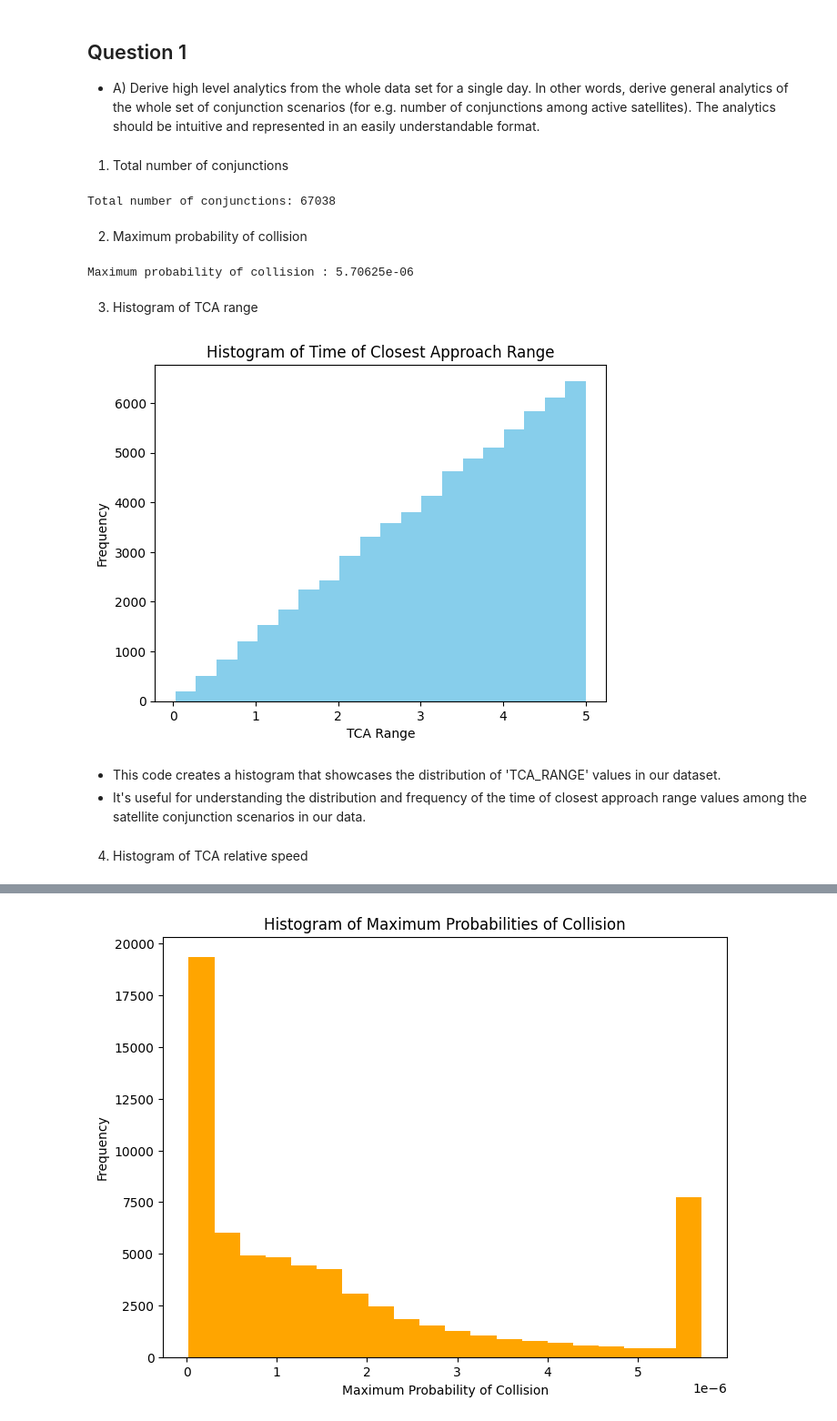
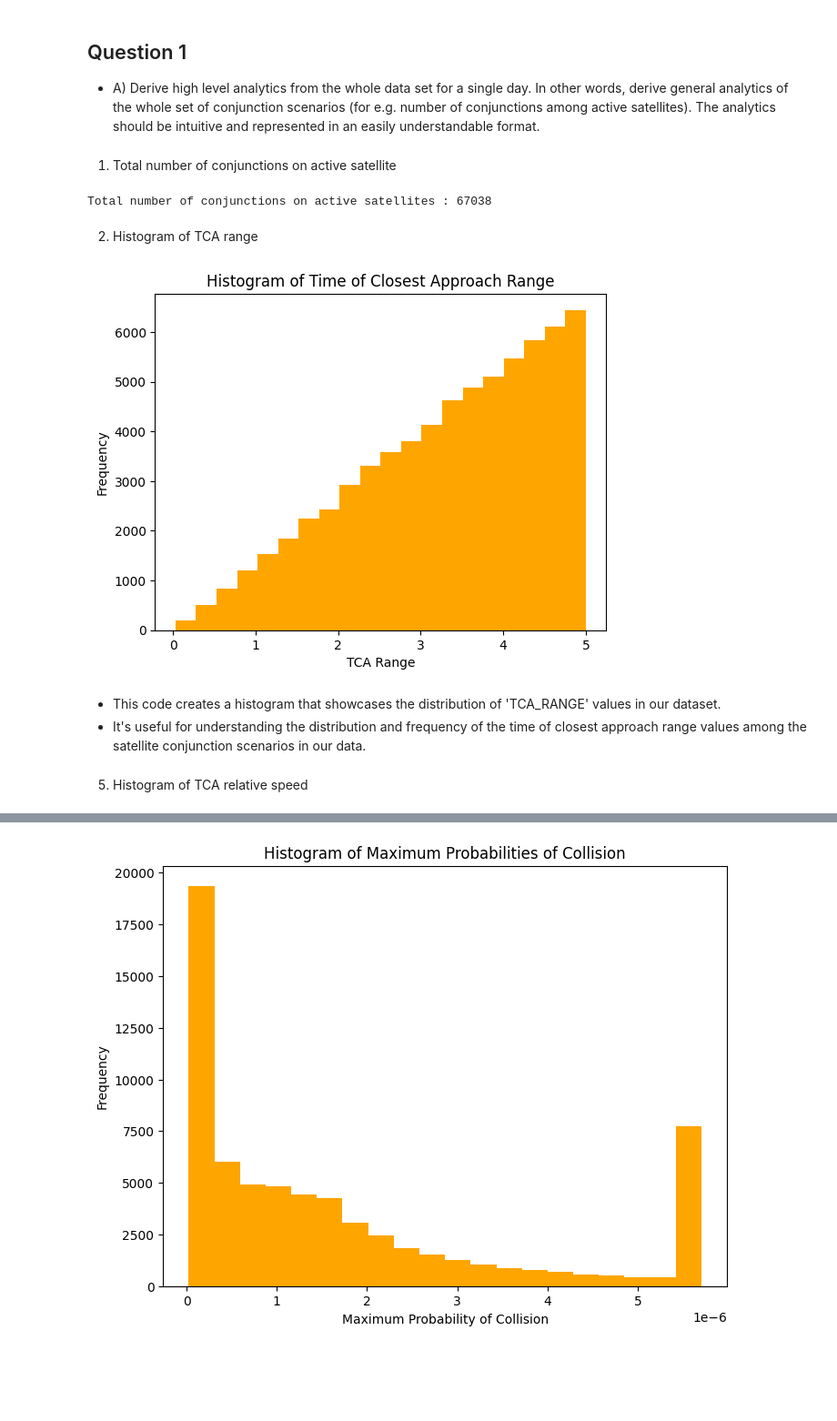
Before and after one commit to Aravindh0/Digantara-Assignment, a Jupyter notebook: DIGANTARA - DATA ANALYSIS USING PYTHON.ipynb, the cells around one changed output, grey strips where cells are left out. Shown at 91% size. Drawn from its saved outputs; the diff is of its cells as text; code cells hidden in the pictures; blank space fills up the shorter version.

```diff
--- a/DIGANTARA - DATA ANALYSIS USING PYTHON.ipynb
+++ b/DIGANTARA - DATA ANALYSIS USING PYTHON.ipynb
@@ -240,37 +241,29 @@ words, derive general analytics of the whole set of conjunction scenarios (for e
 number of conjunctions among active satellites). The analytics should be intuitive
 and represented in an easily understandable format.
 # %% [markdown]
-1. Total number of conjunctions
+1. Total number of conjunctions on active satellite
 # %%
 #To find the number of conjunctions
 total_conjunctions = len(data)
-print(f'Total number of conjunctions : {total_conjunctions}')
+print(f'Total number of conjunctions on active satellites : {total_conjunctions}')
 # %% [output]
-Total number of conjunctions: 67038
+Total number of conjunctions on active satellites : 67038
-# %% [markdown]
-2. Maximum probability of collision
-# %%
-#To find max probability of collision
-max_collision=data['MAX_PROB'].max()
-print(f'Maximum probability of collision : {max_collision}')
-# %% [output]
-Maximum probability of collision : 5.70625e-06
 # %% [markdown]
-3. Histogram of TCA range
+2. Histogram of TCA range
 # %%
 #Visualize 'TCA_RANGE'
-plt.hist(data['TCA_RANGE'],bins=20,color='skyblue')
+plt.hist(data['TCA_RANGE'],bins=20,color='orange')
 plt.title('Histogram of Time of Closest Approach Range')
 plt.xlabel('TCA Range')
 plt.ylabel('Frequency')
 plt.show()
 # %% [output]
-[figure, old version]
+[figure, new version]
 # %% [markdown]
 - This code creates a histogram that showcases the distribution of 'TCA_RANGE' values in our dataset.
 - It's useful for understanding the distribution and frequency of the time of closest approach range values among the satellite conjunction scenarios in our data.
 # %% [markdown]
-4. Histogram of TCA relative speed
+5. Histogram of TCA relative speed
 # %%
 # Visualize TCA relative speed
 plt.figure(figsize=(8, 6))
```
Also changed, not shown: parts of 26 cells of this notebook.
